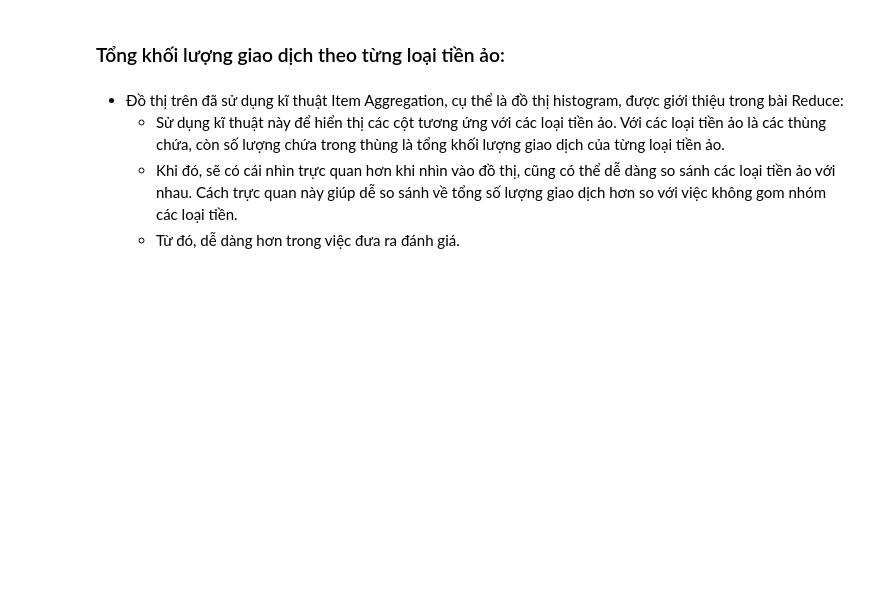
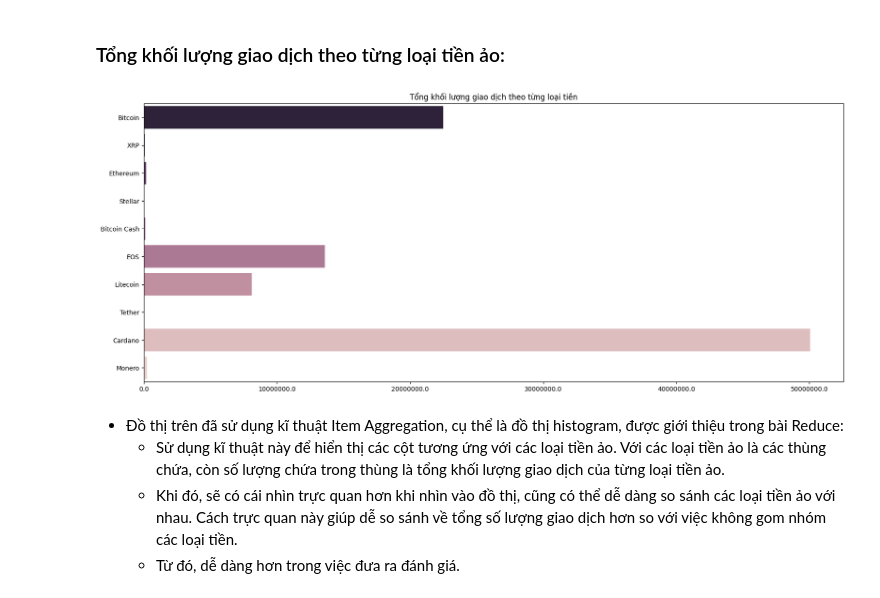
Before and after one commit to VienHaiYen/Every-Cryptocurrency-Daily, a Jupyter notebook: cryptocurrency-maket-price/main.ipynb, the cells around one changed output. Cells and saved outputs as stored; diff of their text form; code cells hidden in the pictures; blank space fills up the shorter version.

```diff
--- a/cryptocurrency-maket-price/main.ipynb
+++ b/cryptocurrency-maket-price/main.ipynb
@@ -52,5 +58,6 @@ Phương pháp thu thập dữ liệu:
 #### Đọc dữ liệu
 # %%
 # dateparse = lambda dates: pd.datetime.strptime(dates, '%Y-%m-%d')
-df = pd.read_csv('./dataset/crypto-markets.csv', parse_dates=['date'], index_col='date')
+data_set= pd.read_csv('./dataset/crypto-markets.csv', parse_dates=['date'], index_col='date')
+df=data_set.copy()
 df.head()
@@ -298,22 +402,24 @@ plot_roi(1000, wide_format_2017th[top_5_currency_names])
 # %% [markdown]
 ### Tổng khối lượng giao dịch theo từng loại tiền ảo:
 # %%
-df_temp=df
+df_temp=df.copy()
 currency  = []
 volume = []
 name = df_temp['name'].unique()
 x_currencies = name[:10]
 for i, cn in enumerate(x_currencies):
      filtered = df_temp[(df_temp['name']==str(cn))]
      currency.append(str(cn))
      volume.append(filtered['volume'].values[0])
 
 f, ax = plt.subplots(figsize=(20, 8))
 g = sns.barplot( y = currency, x = volume, palette=sns.cubehelix_palette(10, reverse=True))
 plt.title("Tổng khối lượng giao dịch theo từng loại tiền")
 ax.set_xticklabels(ax.get_xticks())
 fig=plt.gcf()
 plt.show()
+# %% [output]
+[figure, added]
 # %% [markdown]
 - Đồ thị trên đã sử dụng kĩ thuật Item Aggregation, cụ thể là đồ thị histogram, được giới thiệu trong bài Reduce:
     - Sử dụng kĩ thuật này để hiển thị các cột tương ứng với các loại tiền ảo. Với các loại tiền ảo là các thùng chứa, còn số lượng chứa trong thùng là tổng khối lượng giao dịch của từng loại tiền ảo.
```
Also changed, not shown: parts of 41 cells of this notebook.
